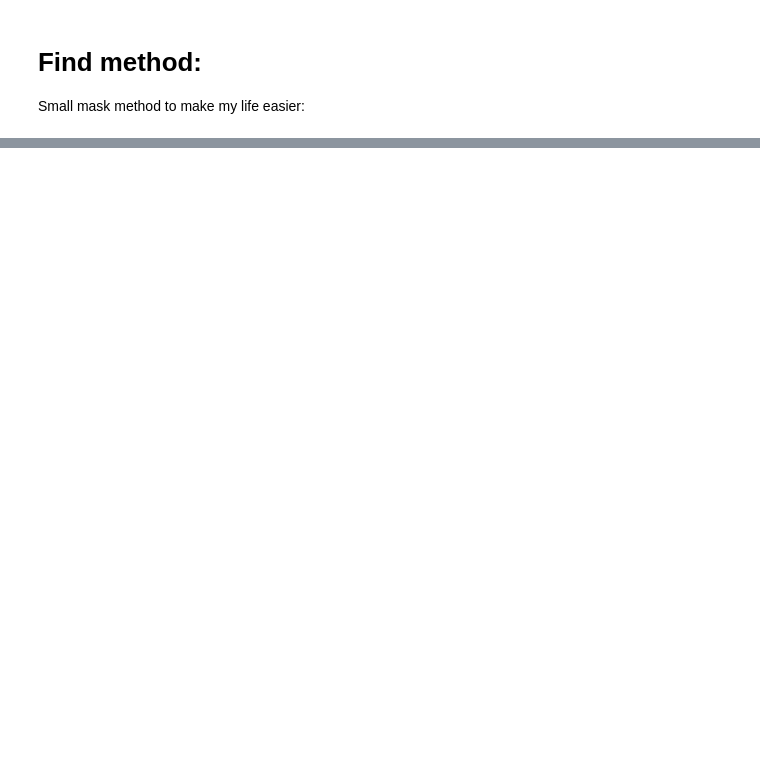
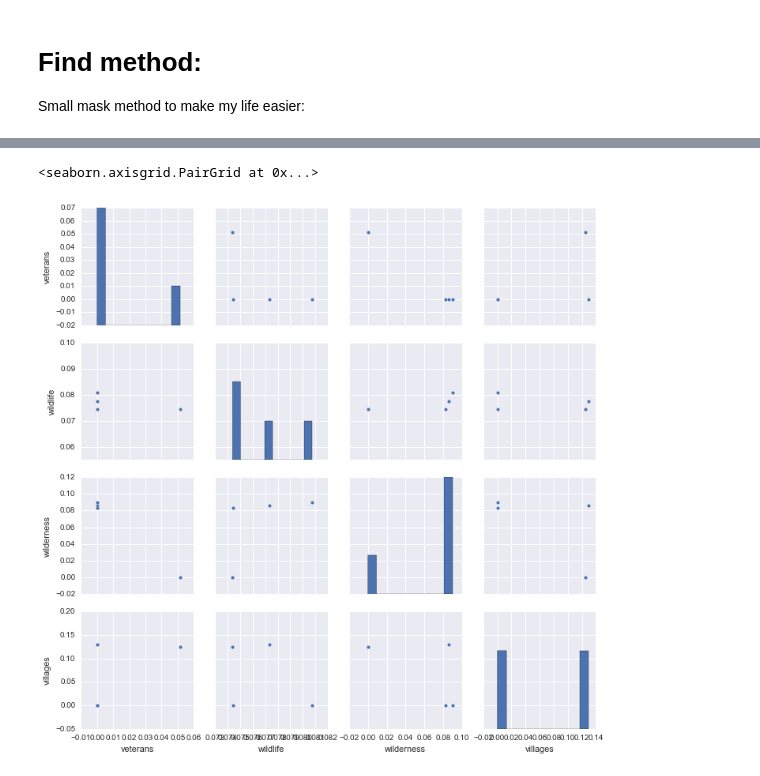
Before and after one commit to caromedellin/Python-notes, a Jupyter notebook: exploratory-data-analysis/Untitled.ipynb, the cells around one changed output, grey strips where cells are left out. Saved outputs shown, nothing was run; the diff lists cells and outputs as text; code cells hidden in the pictures; blank space fills up the shorter version.

Commit message:
methods for loop columns delete

```diff
--- a/exploratory-data-analysis/Untitled.ipynb
+++ b/exploratory-data-analysis/Untitled.ipynb
@@ -139,0 +125,13 @@ Name: firstname, dtype: object
+# %%
+def subset(df,column):
+    dict = {}
+    subs = df[column].unique()
+    for element in subs:
+         dict[element] = my_mask(df,column,"==",element)
+    print "New available dictionary of dataframes is:\n subsets_of ",subs
+    return dict
+# %%
+states = subset(capitol_words,"state_x")
+states['AK'].head()
+parties = subset(capitol_words, "party_x")
+parties['D'].head()
@@ -139,0 +183,5 @@ Name: firstname, dtype: object
+# %%
+sns.pairplot(states['AK'][["veterans","wildlife","wilderness","villages"]])
+# %% [output]
+<seaborn.axisgrid.PairGrid at 0x...>
+[figure, added]
```
Also changed, not shown: parts of 7 cells of this notebook.
